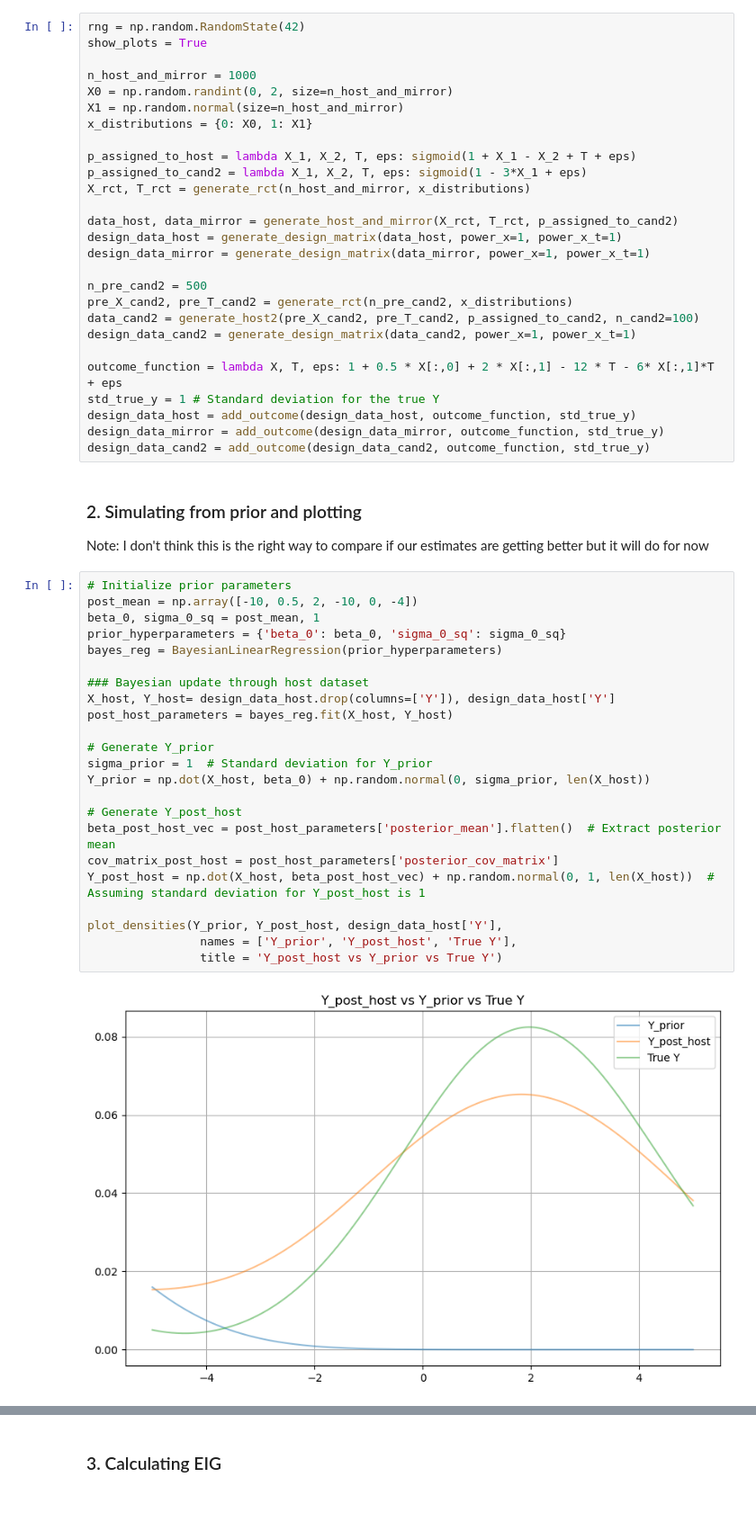
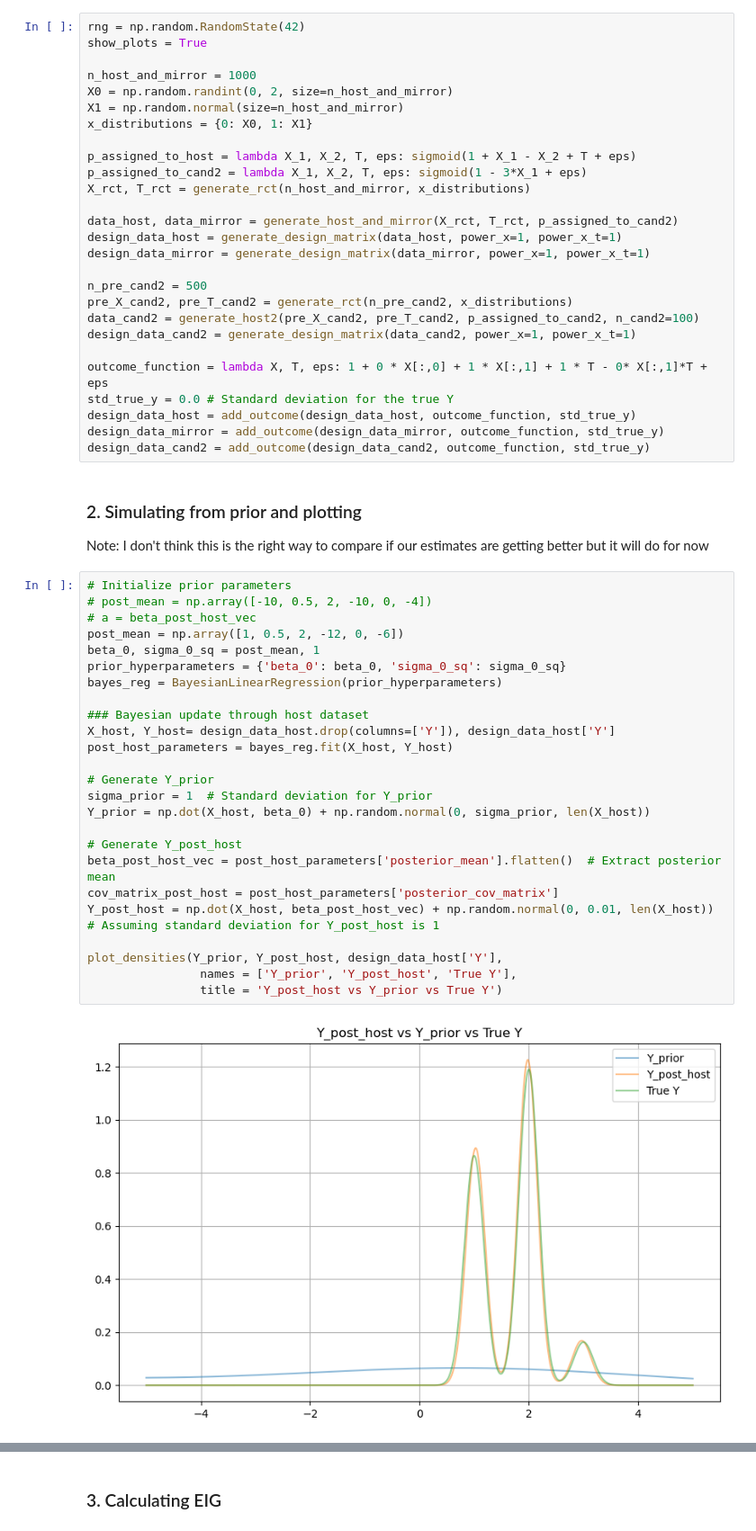
Before and after one commit to LucileTerminassian/causal_prospective_merge, a Jupyter notebook: playground_main.ipynb, the cells around one changed output, grey strips where cells are left out. Shown: that part at 90% size. Cells and saved outputs as stored; diff of their text form; blank space fills up the shorter version.

```diff
--- a/playground_main.ipynb
+++ b/playground_main.ipynb
@@ -41,8 +41,8 @@ pre_X_cand2, pre_T_cand2 = generate_rct(n_pre_cand2, x_distributions)
 data_cand2 = generate_host2(pre_X_cand2, pre_T_cand2, p_assigned_to_cand2, n_cand2=100)
 design_data_cand2 = generate_design_matrix(data_cand2, power_x=1, power_x_t=1)
 
-outcome_function = lambda X, T, eps: 1 + 0.5 * X[:,0] + 2 * X[:,1] - 12 * T - 6* X[:,1]*T + eps
-std_true_y = 1 # Standard deviation for the true Y
+outcome_function = lambda X, T, eps: 1 + 0 * X[:,0] + 1 * X[:,1] + 1 * T - 0* X[:,1]*T + eps
+std_true_y = 0.0 # Standard deviation for the true Y
 design_data_host = add_outcome(design_data_host, outcome_function, std_true_y)
 design_data_mirror = add_outcome(design_data_mirror, outcome_function, std_true_y)
 design_data_cand2 = add_outcome(design_data_cand2, outcome_function, std_true_y)
@@ -51,29 +51,31 @@ design_data_cand2 = add_outcome(design_data_cand2, outcome_function, std_true_y)
 Note: I don't think this is the right way to compare if our estimates are getting better but it will do for now
 # %%
 # Initialize prior parameters
-post_mean = np.array([-10, 0.5, 2, -10, 0, -4])
+# post_mean = np.array([-10, 0.5, 2, -10, 0, -4])
+# a = beta_post_host_vec
+post_mean = np.array([1, 0.5, 2, -12, 0, -6])
 beta_0, sigma_0_sq = post_mean, 1
 prior_hyperparameters = {'beta_0': beta_0, 'sigma_0_sq': sigma_0_sq}
 bayes_reg = BayesianLinearRegression(prior_hyperparameters)
 
 ### Bayesian update through host dataset
 X_host, Y_host= design_data_host.drop(columns=['Y']), design_data_host['Y']
 post_host_parameters = bayes_reg.fit(X_host, Y_host)
 
 # Generate Y_prior
 sigma_prior = 1  # Standard deviation for Y_prior
 Y_prior = np.dot(X_host, beta_0) + np.random.normal(0, sigma_prior, len(X_host))
 
 # Generate Y_post_host
 beta_post_host_vec = post_host_parameters['posterior_mean'].flatten()  # Extract posterior mean
 cov_matrix_post_host = post_host_parameters['posterior_cov_matrix']
-Y_post_host = np.dot(X_host, beta_post_host_vec) + np.random.normal(0, 1, len(X_host))  # Assuming standard deviation for Y_post_host is 1
+Y_post_host = np.dot(X_host, beta_post_host_vec) + np.random.normal(0, 0.01, len(X_host))  # Assuming standard deviation for Y_post_host is 1
 
 plot_densities(Y_prior, Y_post_host, design_data_host['Y'],
                 names = ['Y_prior', 'Y_post_host', 'True Y'],
                 title = 'Y_post_host vs Y_prior vs True Y')
 # %% [output]
-[figure, old version]
+[figure, new version]
 # %%
 ### Bayesian update through candidate datasets
 sigma_cand = 1
```
Also changed, not shown: parts of 8 cells of this notebook, 1 other file.
